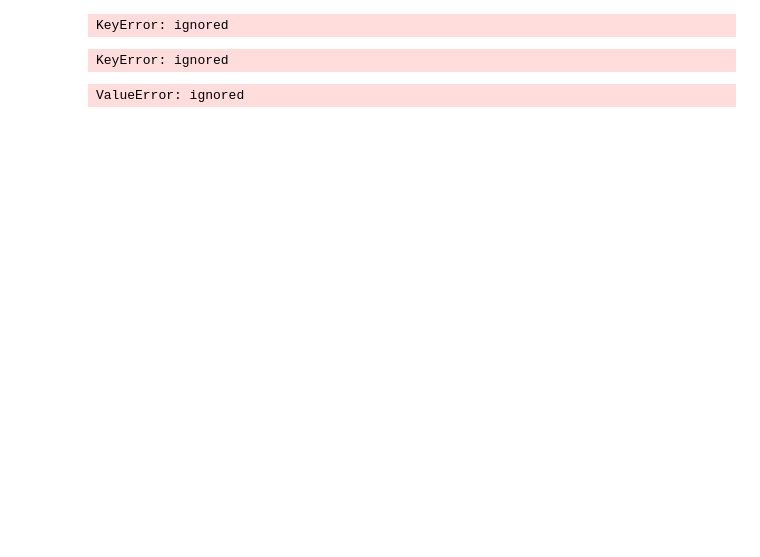
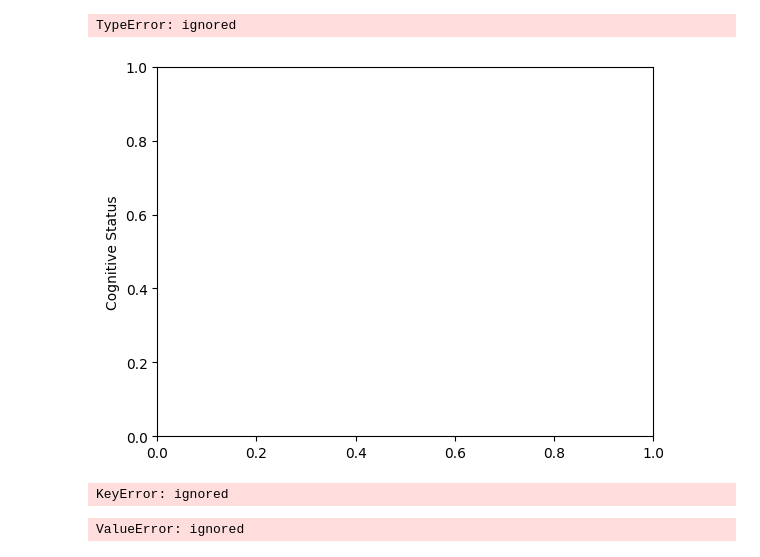
Before and after one commit to zoyaholin/Neur265HOLIN, a Jupyter notebook: Final_Project.ipynb, the cells around one changed output. Saved outputs shown, nothing was run; the diff lists cells and outputs as text; code cells hidden in the pictures; blank space fills up the shorter version.

```diff
--- a/Final_Project.ipynb
+++ b/Final_Project.ipynb
@@ -62,8 +62,10 @@ Text(0.5, 1.0, 'Distribution of pTDP43_positive_area_Layer2')
 # %%
 #Making pie chart for grouping variables
-alz_ID['Cognitive Status'].value_counts().plot(kind='pie', color)
+colors = ["pink", "blue"]
+alz_combined['Cognitive Status'].value_counts().plot(kind='pie', color = colors)
 # %% [output]
-KeyError: ignored
+TypeError: ignored
+[figure, added]
 # %%
 colors = ['hotpink', 'purple']
 alz_ID['Cognitive Status'].value_counts().plot(kind='pie', colors = colors)
```
Also changed, not shown: parts of 4 cells of this notebook.
